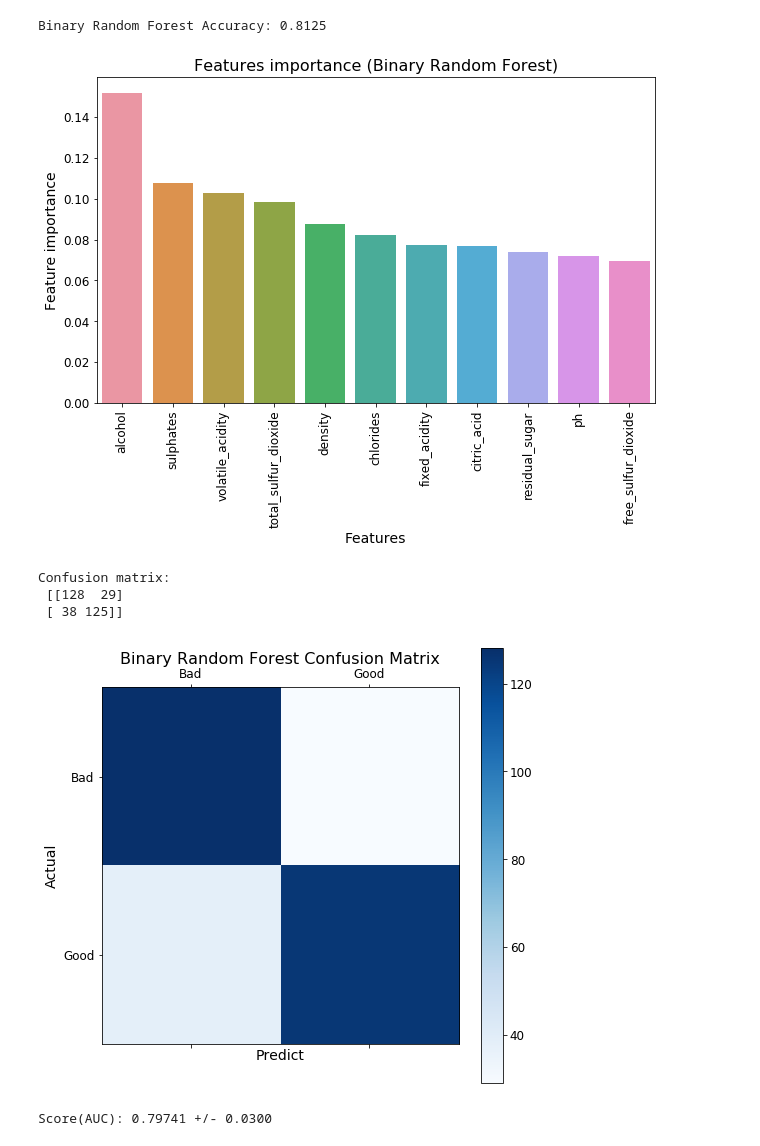
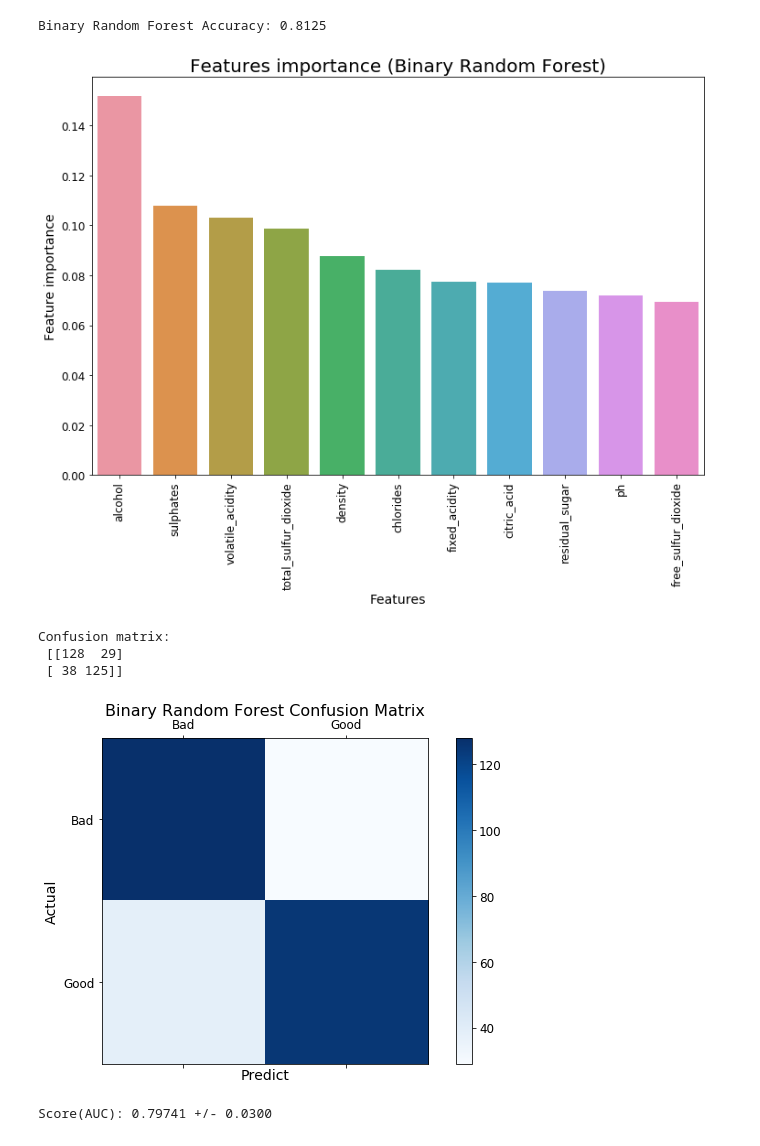
Before and after one commit to huangyuzhang/cookbook, a Jupyter notebook: wine/wine4.ipynb, the cells around one changed output. Saved outputs shown, nothing was run; the diff lists cells and outputs as text; code cells hidden in the pictures.

```diff
--- a/wine/wine4.ipynb
+++ b/wine/wine4.ipynb
@@ -490,33 +487,33 @@ Binary Random Forest Accuracy: 0.8125
 # %%
 tmp = pd.DataFrame({'Features': features2, 'Feature importance': rf_clf.feature_importances_})
 tmp = tmp.sort_values(by='Feature importance',ascending=False)
-plt.figure(figsize = (10,6))
-plt.title('Features importance (Binary Random Forest)',fontsize=16)
+plt.figure(figsize = (12,8))
+plt.title('Features importance (Binary Random Forest)',fontsize=20)
 s = sns.barplot(x='Features',y='Feature importance',data=tmp)
 s.set_xticklabels(s.get_xticklabels(),rotation=90)
 plt.show()
 # %% [output]
-[figure, old version]
+[figure, new version]
 # %%
 conf_mat = confusion_matrix(y2_test, rf_clf2.predict(X2_test))
 print('Confusion matrix:\n', conf_mat)
 
 labels = ['Bad', 'Good']
-fig = plt.figure(figsize=(8,8))
+fig = plt.figure(figsize=(10,6))
 ax = fig.add_subplot(111)
 cax = ax.matshow(conf_mat, cmap=plt.cm.Blues)
 fig.colorbar(cax)
 ax.set_xticklabels([''] + labels)
 ax.set_yticklabels([''] + labels)
 plt.title('Binary Random Forest Confusion Matrix',fontsize=16)
 plt.xlabel('Predict')
 plt.ylabel('Actual')
 plt.show()
 # %% [output]
 Confusion matrix:
  [[128  29]
  [ 38 125]]
-[figure, old version]
+[figure, new version]
 # %%
 from sklearn.model_selection import cross_val_predict, cross_val_score
 cv = 5
```
Also changed, not shown: parts of 9 cells of this notebook.
